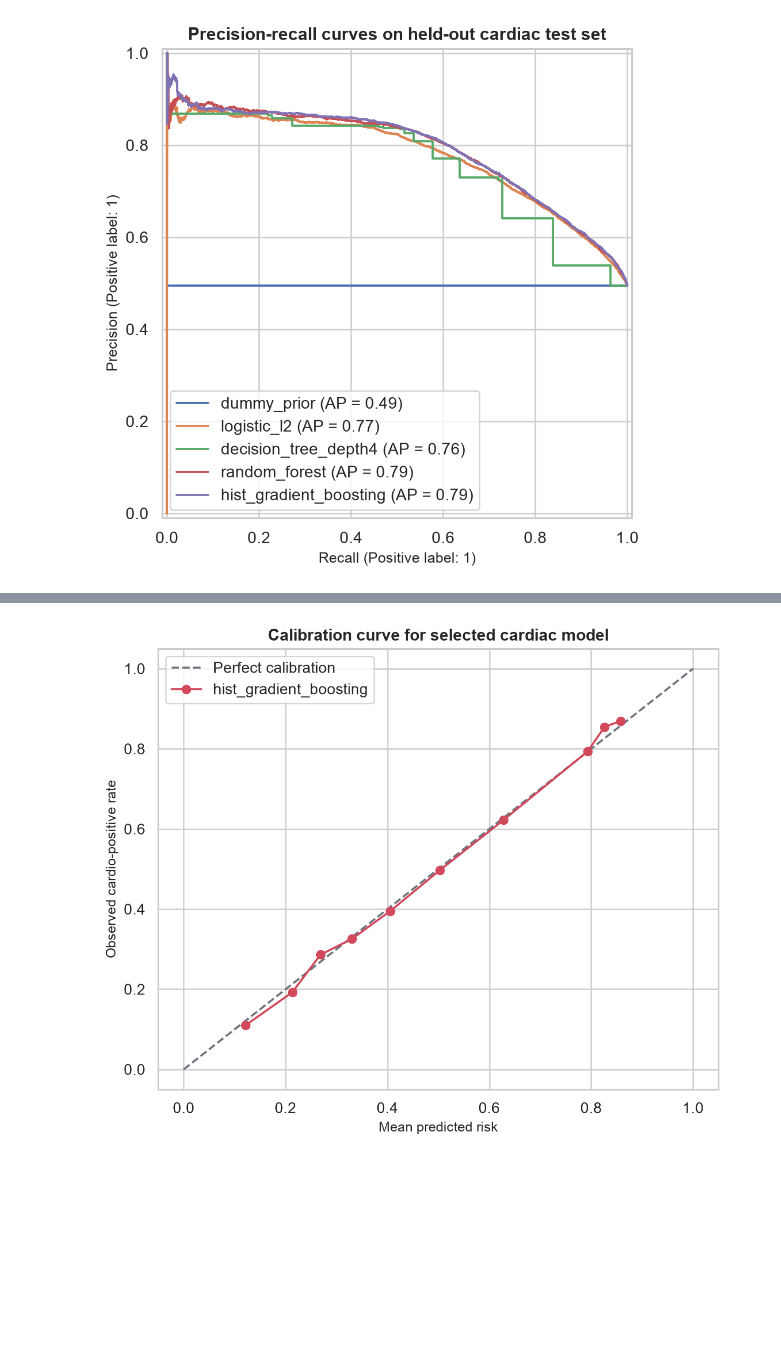
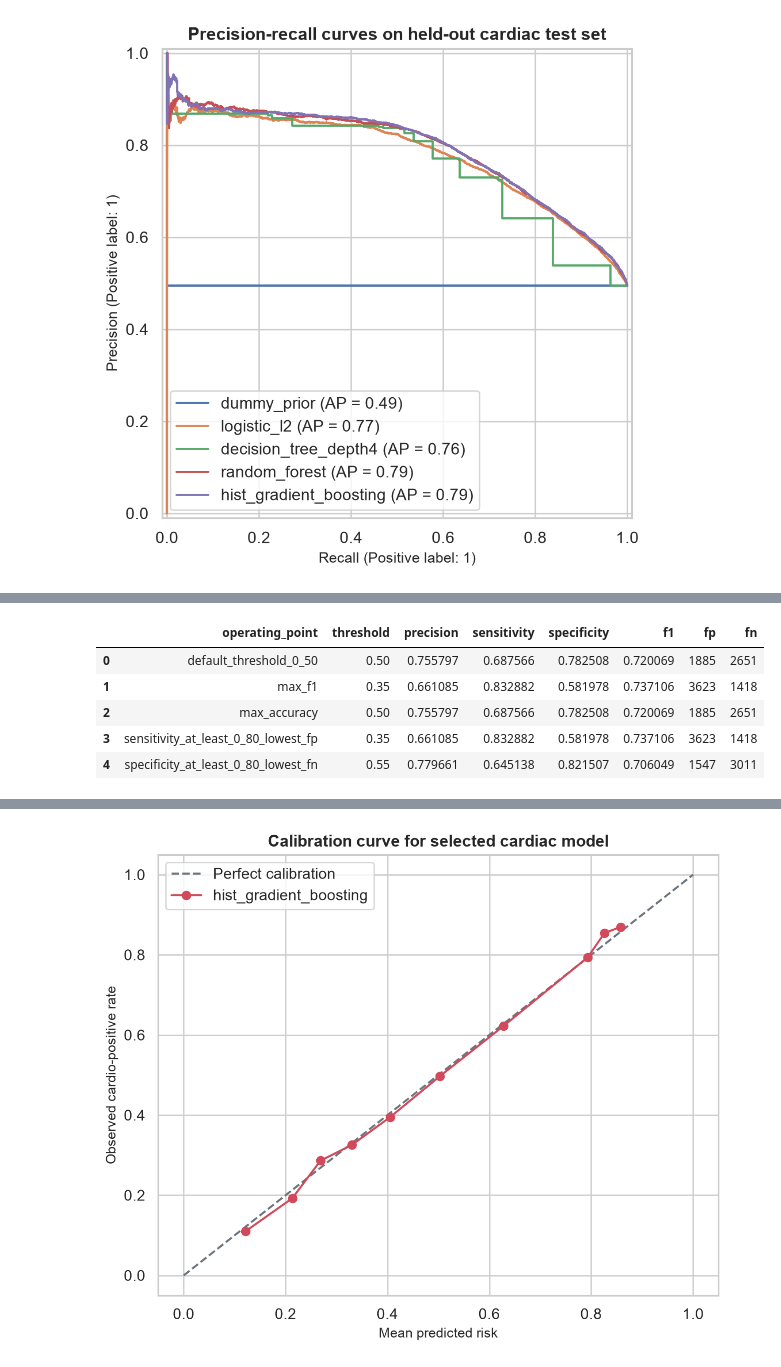
Before and after one commit to qu1nty9/Byte2Beat-Kaggle-Hackathon, a Jupyter notebook: notebooks/02_final_kaggle_notebook.ipynb, the cells around one changed output, grey strips where cells are left out. Drawn from its saved outputs; the diff is of its cells as text; code cells hidden in the pictures; blank space fills up the shorter version.

```diff
--- a/notebooks/02_final_kaggle_notebook.ipynb
+++ b/notebooks/02_final_kaggle_notebook.ipynb
@@ -179,0 +207,10 @@ display(Image(filename=str(FIGURES / 'pr_curves.png')))
+# %%
+threshold_summary = pd.read_csv(TABLES / 'selected_model_threshold_summary.csv')
+threshold_summary[['operating_point', 'threshold', 'precision', 'sensitivity', 'specificity', 'f1', 'fp', 'fn']]
+# %% [output]
+|  | operating_point | threshold | precision | sensitivity | specificity | f1 | fp | fn |
+| 0 | default_threshold_0_50 | 0.50 | 0.755797 | 0.687566 | 0.782508 | 0.720069 | 1885 | 2651 |
+| 1 | max_f1 | 0.35 | 0.661085 | 0.832882 | 0.581978 | 0.737106 | 3623 | 1418 |
+| 2 | max_accuracy | 0.50 | 0.755797 | 0.687566 | 0.782508 | 0.720069 | 1885 | 2651 |
+| 3 | sensitivity_at_least_0_80_lowest_fp | 0.35 | 0.661085 | 0.832882 | 0.581978 | 0.737106 | 3623 | 1418 |
+| 4 | specificity_at_least_0_80_lowest_fn | 0.55 | 0.779661 | 0.645138 | 0.821507 | 0.706049 | 1547 | 3011 |
```
Also changed, not shown: parts of 10 cells of this notebook, 26 other files.
